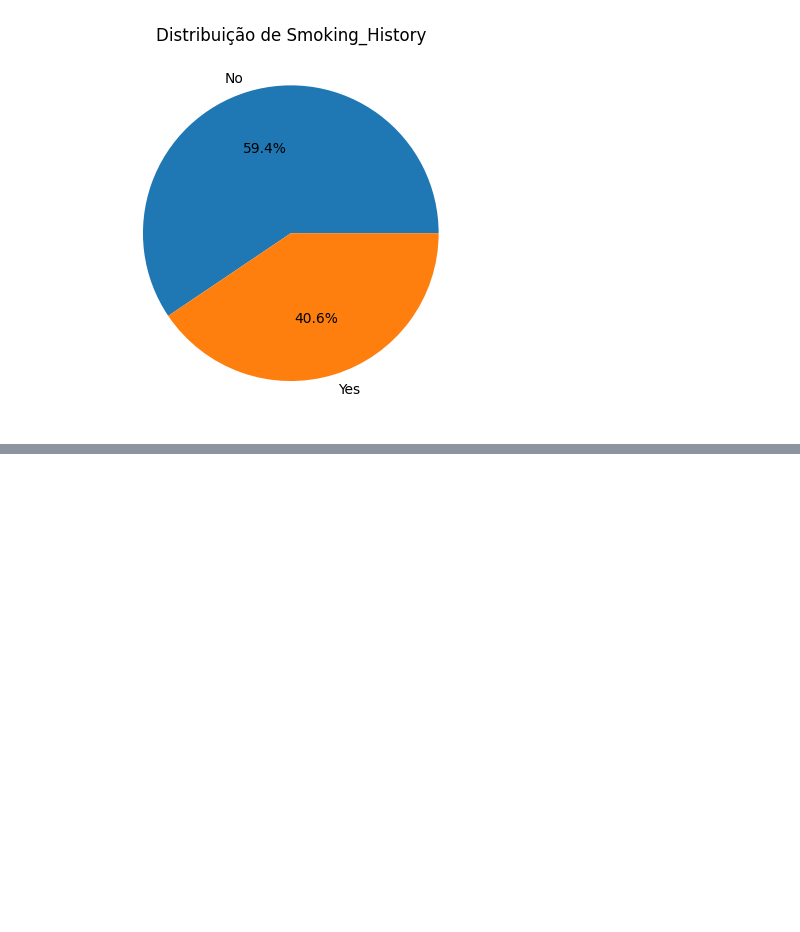
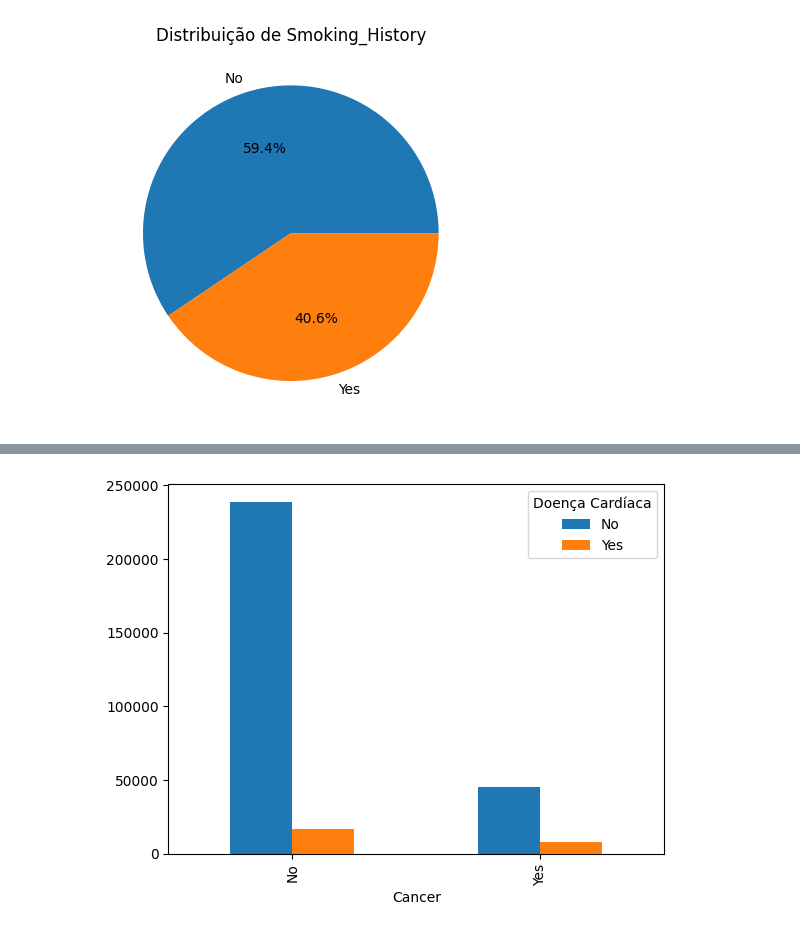
Before and after one commit to tjpoa/ProjetoIAA, a Jupyter notebook: notebooks/DataUnderstanding.ipynb, the cells around one changed output, grey strips where cells are left out. Saved outputs shown, nothing was run; the diff lists cells and outputs as text; code cells hidden in the pictures; blank space fills up the shorter version.

```diff
--- a/notebooks/DataUnderstanding.ipynb
+++ b/notebooks/DataUnderstanding.ipynb
@@ -217,0 +274,8 @@ Mais uma vez verificamos uma distribuicao muito pobre nos nossos dados. Apenas a
+# %%
+contingency_table = pd.crosstab(cvd_df['Cancer'], cvd_df['Heart_Disease'])
+
+contingency_table.plot(kind='bar', stacked=False)
+plt.legend(title='Doença Cardíaca')
+plt.show()
+# %% [output]
+[figure, added]
```
Also changed, not shown: parts of 28 cells of this notebook, 2 other files.
